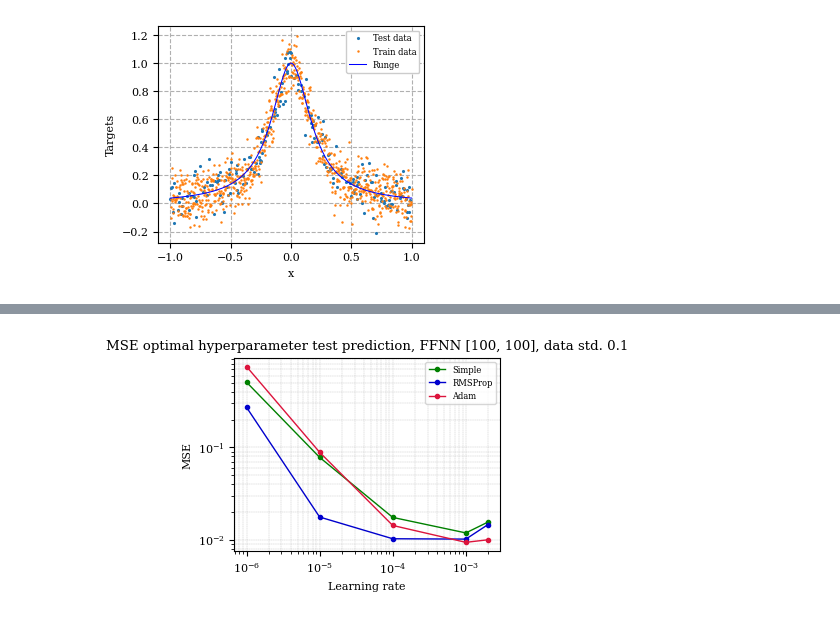
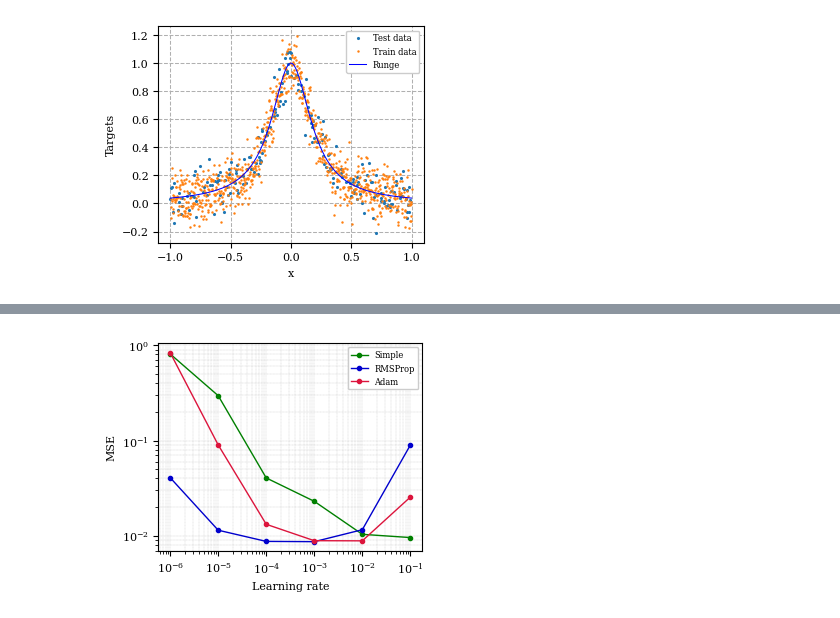
Before and after one commit to johnmagj/FYS-STK4155_Project_2, a Jupyter notebook: Code/B.ipynb, the cells around one changed output, grey strips where cells are left out. Cells and saved outputs as stored; diff of their text form; code cells hidden in the pictures.

```diff
--- a/Code/B.ipynb
+++ b/Code/B.ipynb
@@ -197,8 +225,8 @@ np.random.seed(2025)
 num_input_feats = 1 # Number of input features
 num_output_feats = 1 # Number og output features
 
-batch_size = 7
-epochs = 100
+batch_size = 100
+epochs = 200
 
 scheduler = Adam(0.001)
 ffnn_100_100 = NeuralNetwork(num_input_feats, num_output_feats, [100,100], [sigmoid, sigmoid, id_func],
@@ -318,17 +346,19 @@ np.random.seed(2025)
 num_input_feats = 1 # Number of input features
 num_output_feats = 1 # Number og output features
 
-batch_sizes = np.array([10, 50, 100])
-epochs = np.array([10, 100, 200])
+batch_sizes = np.array([10, 50, 100, 150])
+epochs = np.array([10, 100, 200, 250])
 
-MSE_test_matrix = np.zeros([len(batch_sizes), len(epochs)])
+MSE_50_50_test_matrix = np.zeros([len(batch_sizes), len(epochs)])
+MSE_50_50_train_matrix = np.zeros([len(batch_sizes), len(epochs)])
 
-scheduler = Adam(0.001)
 
 for i in range(len(batch_sizes)):
     for j in range(len(epochs)):
 
         np.random.seed(2025)
+
+        scheduler = Adam(0.001)
 
         # Setting up FFNN, important do to this for each iterations so we can match with seed later
         ffnn = NeuralNetwork(num_input_feats, num_output_feats, [50,50], [sigmoid, sigmoid, id_func],
@@ -340,10 +370,14 @@ for i in range(len(batch_sizes)):
         ffnn.train(X_train_s[:, 0].reshape(-1,1), y_train_s, batch_sizes[i], epochs[j])
 
         test_pred = ffnn.predict(X_test_s[:, 0].reshape(-1,1))
+        train_pred = ffnn.predict(X_train_s[:, 0].reshape(-1,1))
 
+        # Scale back for comparison against target
         test_pred = scaler_y.inverse_transform(test_pred)
+        train_pred = scaler_y.inverse_transform(train_pred)
 
-        MSE_test_matrix[i, j] = mean_squared_error(test_pred, y_test)
+        MSE_50_50_test_matrix[i, j] = mean_squared_error(test_pred, y_test)
+        MSE_50_50_train_matrix[i, j] = mean_squared_error(train_pred, y_train)
 # %%
 import seaborn as sns
 
@@ -379,17 +440,19 @@ np.random.seed(2025)
 num_input_feats = 1 # Number of input features
 num_output_feats = 1 # Number og output features
 
-batch_sizes = np.arange(5,11,1)
-epochs = np.array([100])
+batch_sizes = np.arange(40,61,1)
+epochs = np.array([250])
 
 MSE_test_matrix = np.zeros([len(batch_sizes), len(epochs)])
 
-scheduler = Adam(0.001)
+
 
 for i in range(len(batch_sizes)):
     for j in range(len(epochs)):
 
         np.random.seed(2025)
+
+        scheduler = RMSProp(0.001)
 
         # Setting up FFNN, important do to this for each iterations so we can match with seed later
         ffnn = NeuralNetwork(num_input_feats, num_output_feats, [50,50], [sigmoid, sigmoid, id_func],
@@ -441,14 +504,14 @@ np.random.seed(2025)
 num_input_feats = 1 # Number of input features
 num_output_feats = 1 # Number og output features
 
-learning_rates = [0.002, 1e-3, 1e-4, 1e-5, 1e-6]
+learning_rates = [1e-1, 1e-2, 1e-3, 1e-4, 1e-5, 1e-6]
 
 optimizers = [Simple, RMSProp, Adam]
 
 MSE_lrs_optimizers_test_matrix = np.zeros([len(learning_rates), len(optimizers)])
 
-batch_size = 8
-epochs = 100
+batch_size = 50
+epochs = 250
 
 for i in range(len(learning_rates)):
     for j in range(len(optimizers)):
@@ -458,7 +521,7 @@ for i in range(len(learning_rates)):
         # Setup FFNN, with optimizer and learning rate
         scheduler = optimizers[j](learning_rates[i])
 
-        ffnn = NeuralNetwork(num_input_feats, num_output_feats, [100,100], [sigmoid, sigmoid, id_func],
+        ffnn = NeuralNetwork(num_input_feats, num_output_feats, [50,50], [sigmoid, sigmoid, id_func],
                             [sigmoid_der, sigmoid_der, id_func_der], scheduler, mse, mse_der,
                             regularization = None, reg_param=0
                             )
@@ -524,22 +591,23 @@ array([[0.01551935, 0.01456522, 0.0099856 ],
 # %%
 matplotlib.rc("text", usetex=False)
 plt.rc('lines', linewidth=1.0)
 plt.rc("figure", autolayout=True)
 plt.rc("legend", fontsize=6)
 plt.rc("font", family="serif", size=8)
 plt.figure(figsize=(86.78*MM_TO_INCH, 70*MM_TO_INCH))
 # # plt.ticklabel_format(axis = "y", style="sci")
 # # plt.gca().xaxis.set_major_locator(MultipleLocator(base=1, offset=1))   # Configure the markers on the x axis
 
 plt.loglog(learning_rates, MSE_lrs_optimizers_test_matrix[:, 0], ".-", color="green", label="Simple")
 plt.loglog(learning_rates, MSE_lrs_optimizers_test_matrix[:, 1], ".-", color="mediumblue", label="RMSProp")
 plt.loglog(learning_rates, MSE_lrs_optimizers_test_matrix[:, 2], ".-", color="crimson", label="Adam")
 plt.xlabel("Learning rate")
 plt.ylabel("MSE")
-plt.legend()
-plt.title(f"MSE optimal hyperparameter test prediction, FFNN [100, 100], data std. {std}")
-plt.grid(True, which="both", linestyle="--", linewidth=0.25)
+plt.legend().get_frame().set_alpha(1.0)
+plt.grid(True, which="both", linestyle="--", linewidth=0.20)
+# plt.title(f"MSE optimal hyperparameter test prediction, FFNN [100, 100], data std. {std}")
+# plt.savefig("plot_MSE_optim_lr_FFNN_b50_e250.pdf", bbox_inches="tight")
 plt.show()
 plt.close()
 # %% [output]
-[figure, old version]
+[figure, new version]
```
Also changed, not shown: parts of 14 cells of this notebook, 2 other files.
